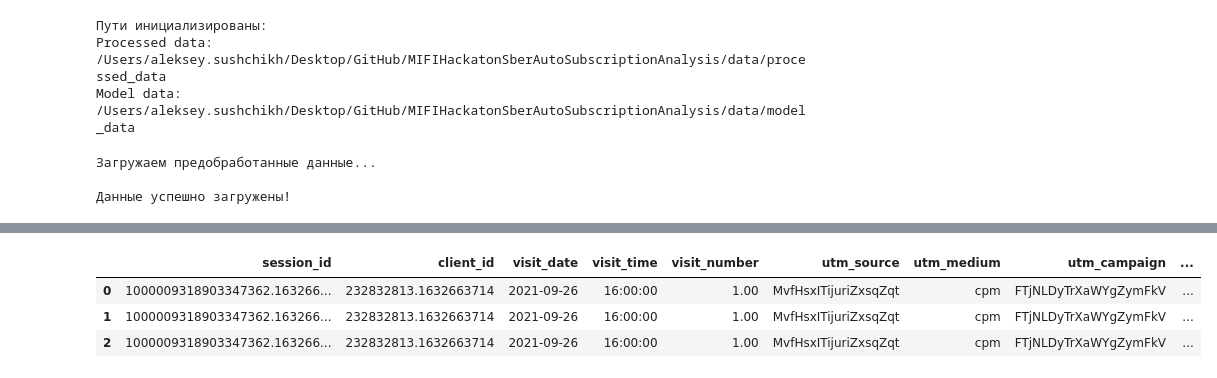
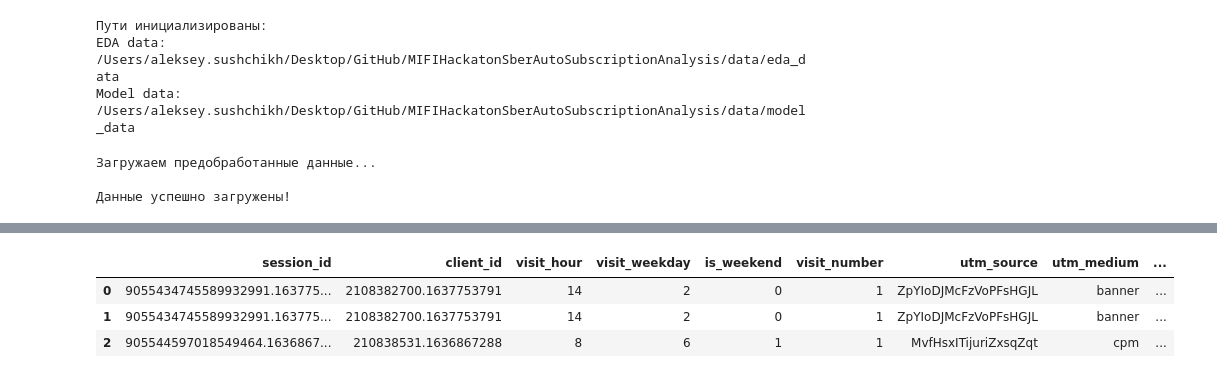
Before and after one commit to ListAloe/MIFIHackatonSberAutoSubscriptionAnalysis, a Jupyter notebook: notebooks/modeling/catboost.ipynb, the cells around one changed output, grey strips where cells are left out. Drawn from its saved outputs; the diff is of its cells as text; code cells hidden in the pictures.

```diff
--- a/notebooks/modeling/catboost.ipynb
+++ b/notebooks/modeling/catboost.ipynb
@@ -12,20 +12,20 @@ pd.options.display.float_format = '{:.2f}'.format
 
 # Инициализация путей
 root = Path(os.getcwd()).parent.parent
-data_in = root / 'data' / 'processed_data'
+data_in = root / 'data' / 'eda_data'
 data_out = root / 'data' / 'model_data'
 
 print("Пути инициализированы:")
-print(f"Processed data: {data_in}")
+print(f"EDA data: {data_in}")
 print(f"Model data: {data_out}")
 # %% [output]
 Пути инициализированы:
-Processed data: /Users/aleksey.sushchikh/Desktop/GitHub/MIFIHackatonSberAutoSubscriptionAnalysis/data/processed_data
+EDA data: /Users/aleksey.sushchikh/Desktop/GitHub/MIFIHackatonSberAutoSubscriptionAnalysis/data/eda_data
 Model data: /Users/aleksey.sushchikh/Desktop/GitHub/MIFIHackatonSberAutoSubscriptionAnalysis/data/model_data
 # %%
 # Загрузка данных
 print("\nЗагружаем предобработанные данные...")
-data = pd.read_pickle(data_in / 'test.pkl')
+data = pd.read_pickle(data_in / 'eda_data.pkl')
 print("\nДанные успешно загружены!")
 # %% [output]
 Загружаем предобработанные данные...
@@ -95,66 +95,6 @@ def analyze_column(df: pd.DataFrame, col: str, max_display: int = 50) -> None:
         print("\nТоп-10 значений:")
         print(df[col].value_counts(dropna=False).head(10))
 # %%
-# Объявляем целевые действия
-target_actions = [
-    # Отправка форм и заявок
-    'sub_submit_success', 'sub_submit_error',          # sub_submit
-    'form_request_call_sent',                          # phone
-    'sub_callback_submit_click',                       # sub_button_click
-    'sub_car_request_submit_click',                    # sub_button_click
-    'sub_custom_question_submit_click',                # sub_button_click
-    'sub_car_claim_submit_click',                      # sub_button_click
-
-    # Обратный звонок и контакт
-    'click_on_request_call', 'click_on_phone',          # phone
-    'phone_entered_on_form_request_call',               # phone
-    'showed_form_request_call',                         # phone
-
-    # Чат и онлайн-диалог
-    'start_chat', 'chat requested',                     # chat, jivosite
-    'user_message', 'client initiate chat',             # chat, jivosite
-    'callback requested',                               # jivosite
-    'offline form shown',                               # jivosite
-
-    # Аутентификация (сильный признак санкционированного взаимодействия)
-    'phone_auth_success', 'sber_id_auth_success',       # auth
-
-    # Кредит и рассчет
-    'calculate',                                        # credit_landing_pos
-    'request', 'request_success',                       # credit_landing_pos
-
-    # Клики по покупке/оформлению подписки
-    'click_on_subscription',                            # header, main_banners
-    'click_auto_subscription',                          # main_services
-    'click_free_car_selection',                         # main_services, chat
-    'click_buy_auto',                                   # main_advantages, main_services
-    'click_auto',                                       # main_services
-    'click_car_selection',                              # main_services
-    'click_car_buyback',                                # header, main_services
-    'click_setelem_credit',                             # main_services
-    'click_pos_credit',                                 # main_services
-
-    # Публикация объявления (для частных продавцов)
-    'success_ad_creation',                              # add_ad_publish_success
-
-    # Запросы по VIN, цене, городу — сильный признак готовности
-    'forward_to_price', 'sap_search_form_cost_to',      # add_ad_city, sap_search_form
-    'sap_search_form_cost_from',                       # sap_search__form
-
-    # Переходы из листинга и карточки
-    'go_to_car_card',                                   # listing_ads, greenday_listing_ads
-    'sub_view_cars_click',                              # sub_button_click, greenday_gtm.triggergroup
-
-    # Клики из “подписаться”
-    'sub_open_dialog_click',                            # sub_button_click, greenday_sub_button_click
-
-    # Дополнительные целевые события
-    'request',                                          # credit_landing_pos (повтор)
-    'order_call',                                       # если встречается в схеме
-]
-
-data['is_target'] = data['event_action'].isin(target_actions).astype('int')
-
 generate_summary(data, "Данные")
 for col in data.columns:
     analyze_column(data, col, max_display=100)
@@ -175,11 +113,11 @@ int64        1
 
 Дубликаты: 0 (0.00%)
 
 Первые 3 записей:
-|  | session_id | client_id | visit_date | visit_time | visit_number | utm_source | utm_medium | utm_campaign | ... |
-| 0 | 1000009318903347362.163266... | 232832813.1632663714 | 2021-09-26 | 16:00:00 | 1.00 | MvfHsxITijuriZxsqZqt | cpm | FTjNLDyTrXaWYgZymFkV | ... |
-| 1 | 1000009318903347362.163266... | 232832813.1632663714 | 2021-09-26 | 16:00:00 | 1.00 | MvfHsxITijuriZxsqZqt | cpm | FTjNLDyTrXaWYgZymFkV | ... |
-| 2 | 1000009318903347362.163266... | 232832813.1632663714 | 2021-09-26 | 16:00:00 | 1.00 | MvfHsxITijuriZxsqZqt | cpm | FTjNLDyTrXaWYgZymFkV | ... |
+|  | session_id | client_id | visit_hour | visit_weekday | is_weekend | visit_number | utm_source | utm_medium | ... |
+| 0 | 9055434745589932991.163775... | 2108382700.1637753791 | 14 | 2 | 0 | 1 | ZpYIoDJMcFzVoPFsHGJL | banner | ... |
+| 1 | 9055434745589932991.163775... | 2108382700.1637753791 | 14 | 2 | 0 | 1 | ZpYIoDJMcFzVoPFsHGJL | banner | ... |
+| 2 | 905544597018549464.1636867... | 210838531.1636867288 | 8 | 6 | 1 | 1 | MvfHsxITijuriZxsqZqt | cpm | ... |
 ------------------------------------------------------------
 Полный анализ колонки: session_id
 Пропуски: 0 (0.0%)
```
Also changed, not shown: parts of 3 cells of this notebook, 9 other files.
